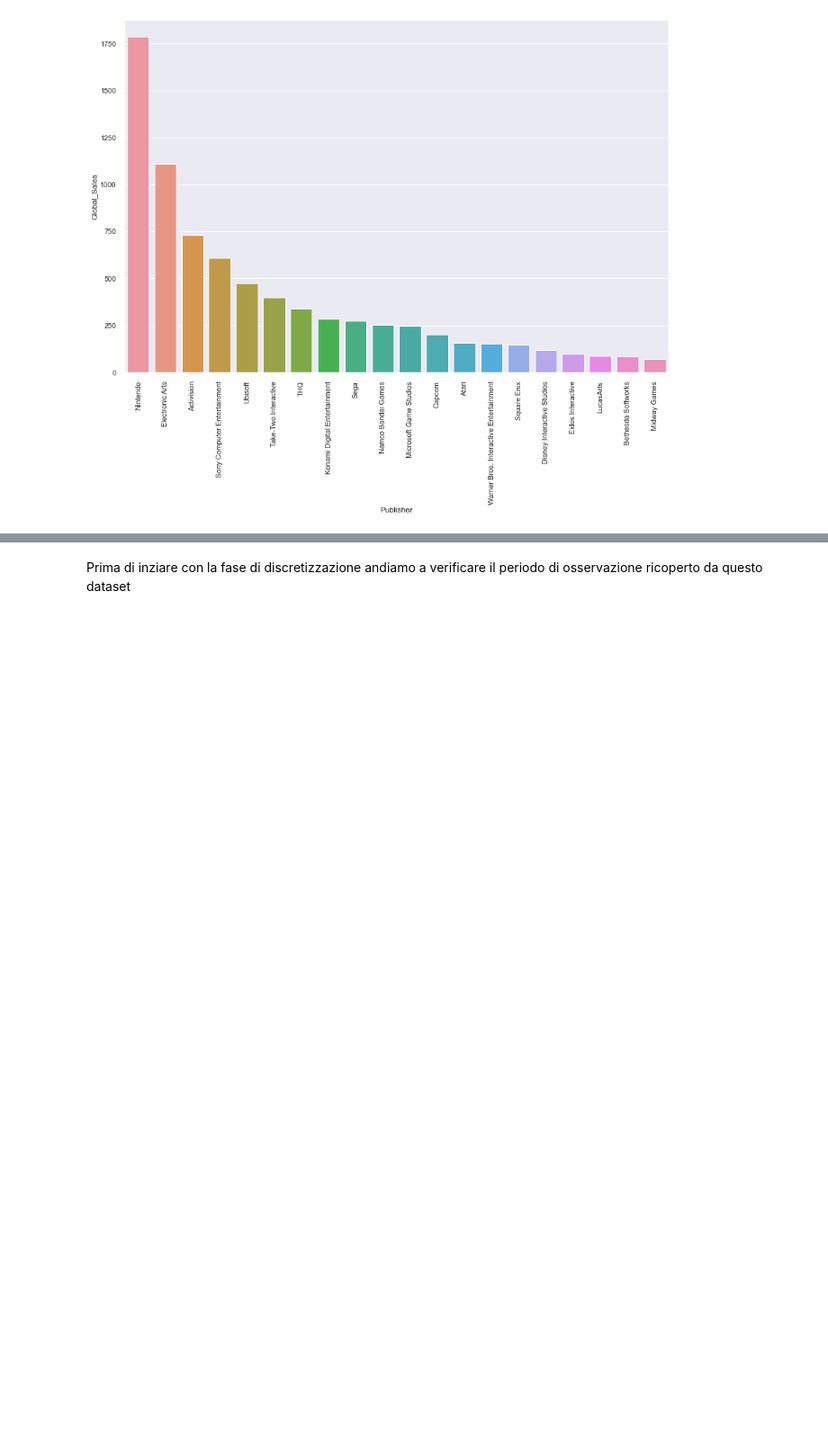
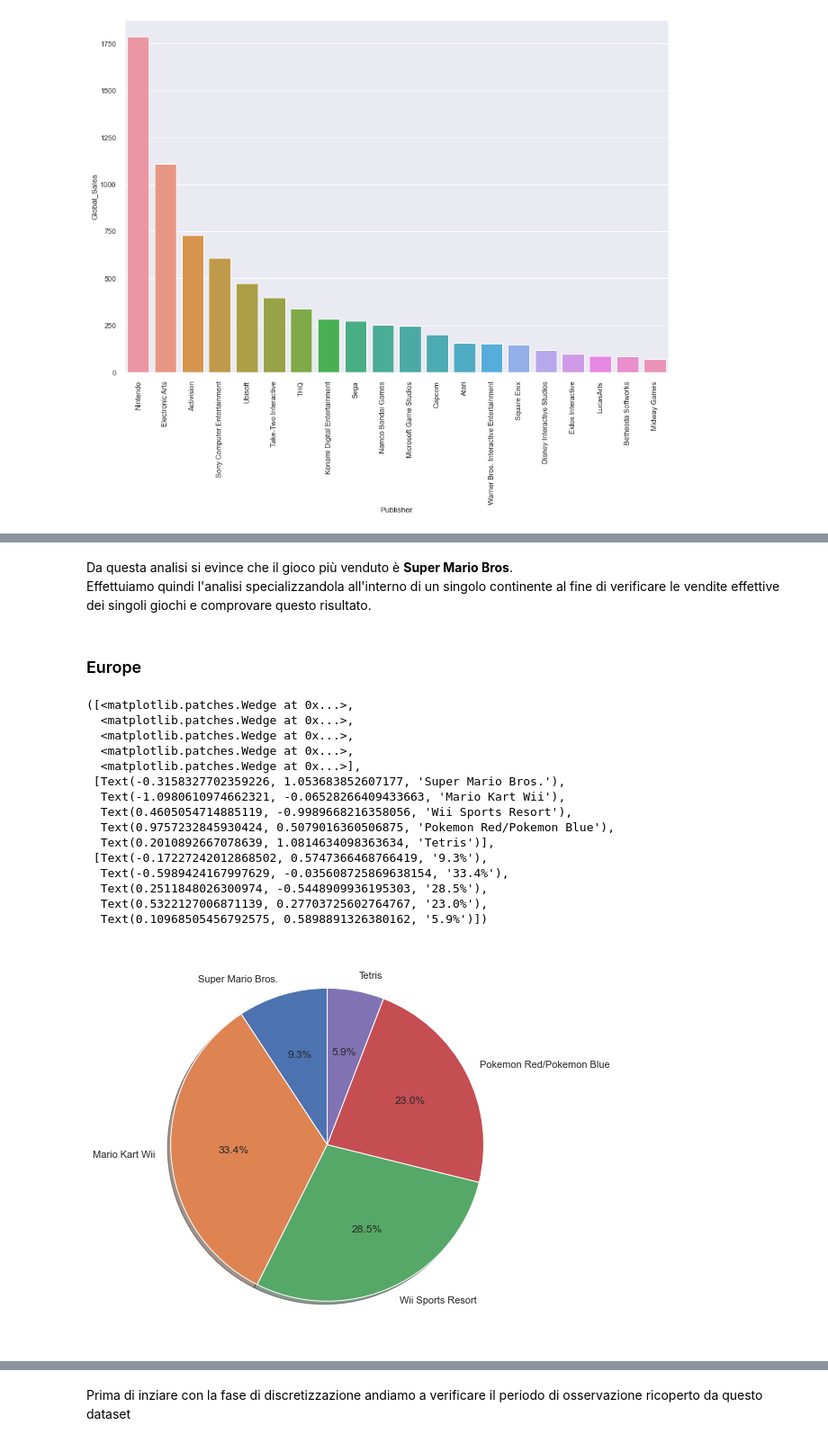
Before and after one commit to SimoneeBr/dm-project, a Jupyter notebook: Progetto_Game_Sales.ipynb, the cells around one changed output, grey strips where cells are left out. Shown: that part at 90% size. Saved outputs shown, nothing was run; the diff lists cells and outputs as text; code cells hidden in the pictures; blank space fills up the shorter version.

```diff
--- a/Progetto_Game_Sales.ipynb
+++ b/Progetto_Game_Sales.ipynb
@@ -320,0 +387,29 @@ plt.xticks(rotation=90)
+# %% [markdown]
+Da questa analisi si evince che il gioco più venduto è **Super Mario Bros**.
+Effettuiamo quindi l'analisi specializzandola all'interno di un singolo continente al fine di verificare le vendite effettive dei singoli giochi e comprovare questo risultato.
+# %% [markdown]
+### Europe
+# %%
+game = df.loc[df['Name']!='Wii Sports',['Name','EU_Sales']]
+game = game.head()
+labels = game['Name']
+sizes = game['EU_Sales']
+plt.figure(figsize=(10,8))
+plt.pie(sizes, labels=labels, autopct='%1.1f%%', shadow=True, startangle=90)
+# %% [output]
+([<matplotlib.patches.Wedge at 0x...>,
+  <matplotlib.patches.Wedge at 0x...>,
+  <matplotlib.patches.Wedge at 0x...>,
+  <matplotlib.patches.Wedge at 0x...>,
+  <matplotlib.patches.Wedge at 0x...>],
+ [Text(-0.3158327702359226, 1.053683852607177, 'Super Mario Bros.'),
+  Text(-1.0980610974662321, -0.06528266409433663, 'Mario Kart Wii'),
+  Text(0.4605054714885119, -0.9989668216358056, 'Wii Sports Resort'),
+  Text(0.9757232845930424, 0.5079016360506875, 'Pokemon Red/Pokemon Blue'),
+  Text(0.2010892667078639, 1.0814634098363634, 'Tetris')],
+ [Text(-0.17227242012868502, 0.5747366468766419, '9.3%'),
+  Text(-0.5989424167997629, -0.035608725869638154, '33.4%'),
+  Text(0.2511848026300974, -0.5448909936195303, '28.5%'),
+  Text(0.5322127006871139, 0.27703725602764767, '23.0%'),
+  Text(0.10968505456792575, 0.5898891326380162, '5.9%')])
+[figure, added]
```
Also changed, not shown: parts of 31 cells of this notebook.
